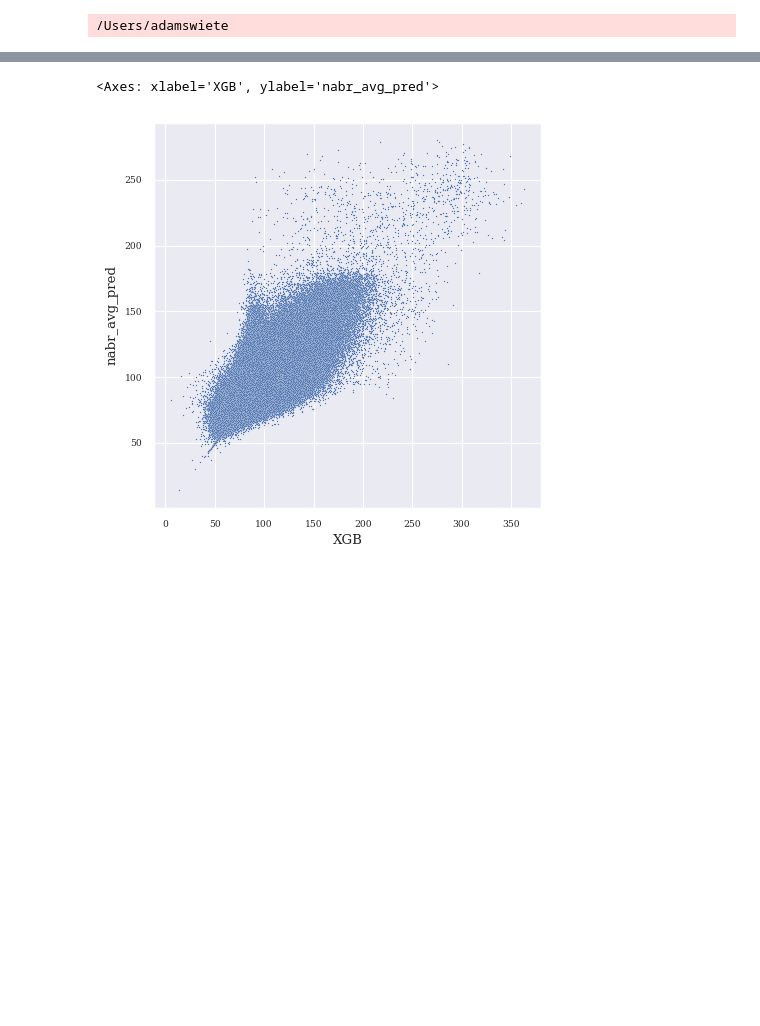
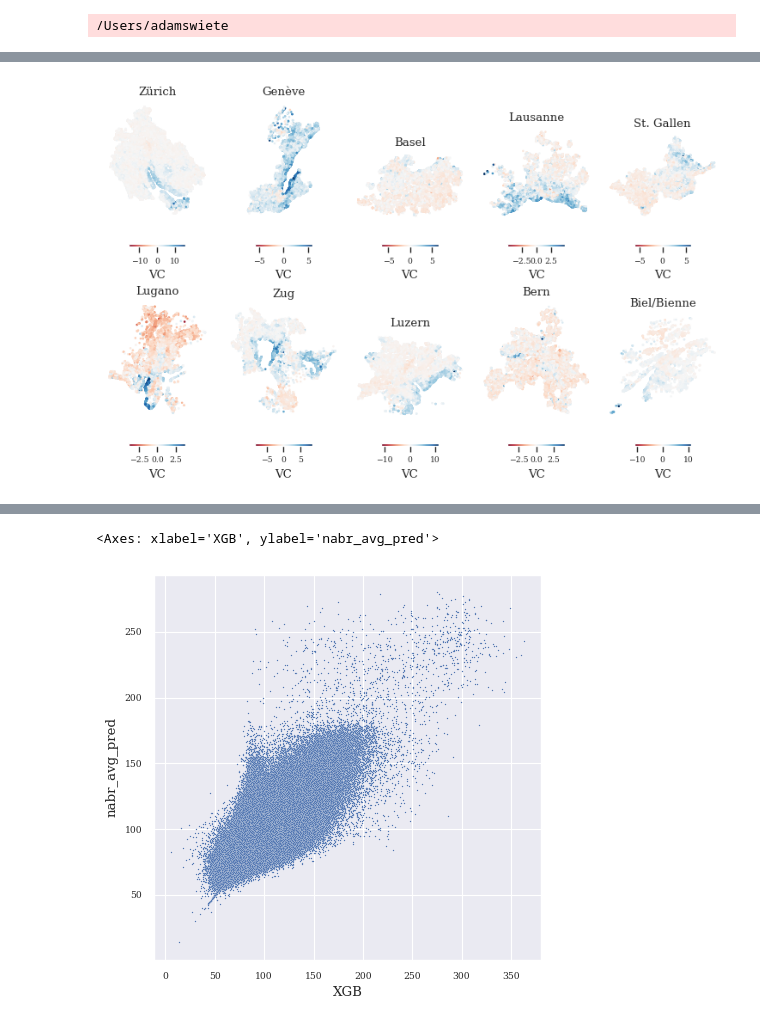
Before and after one commit to AdamSwietek/LUP_VisualCapital, a Jupyter notebook: notebooks/explore_vc/build_lisa_model.ipynb, the cells around one changed output, grey strips where cells are left out. Drawn from its saved outputs; the diff is of its cells as text; code cells hidden in the pictures; blank space fills up the shorter version.

```diff
--- a/notebooks/explore_vc/build_lisa_model.ipynb
+++ b/notebooks/explore_vc/build_lisa_model.ipynb
@@ -37 +56,24 @@ sel_10agglo_lst = dataset.groupby(['Agglo_Name','Rich_Nabr'])['GMDNR'].size().un
+# %%
+f, ax = plt.subplots(2,5, figsize=(7.5,5))
+ax = ax.flatten()
+for ix, agglo in enumerate(sel_10agglo_lst):
+    # gmd = "Lausanne"#sel_10agglo_lst[8]
+    tgt = 'nz'
+    x = dataset.query("Agglo_Name == @agglo")
+    # g = ch_g2g18.query("GMDNAME == @gmd")
+    # normalize color
+    g = dataset.query("Agglo_Name == @sel_10agglo_lst")
+    vmin, vmax, vcenter = g[tgt].min(), g[tgt].max(), 0
+    # norm = colors.TwoSlopeNorm(vmin=vmin, vcenter=vcenter, vmax=vmax)
+    norm = colors.CenteredNorm(vcenter=0)
+
+    # g.plot(color='lightgrey', edgecolor='black', figsize=(5, 5), ax = ax)
+    x.plot(column=tgt, cmap = 'RdBu', s = 1, legend=True, ax = ax[ix], norm= norm,
+                        legend_kwds={'label': "VC", 'location':'bottom','orientation': "horizontal", 'shrink': 0.5})
+
+    ax[ix].set_title(agglo)
+    ax[ix].set_axis_off()
+plt.tight_layout()
+# %% [output]
+[figure, added]
 # %%
```
Also changed, not shown: parts of 5 cells of this notebook.
